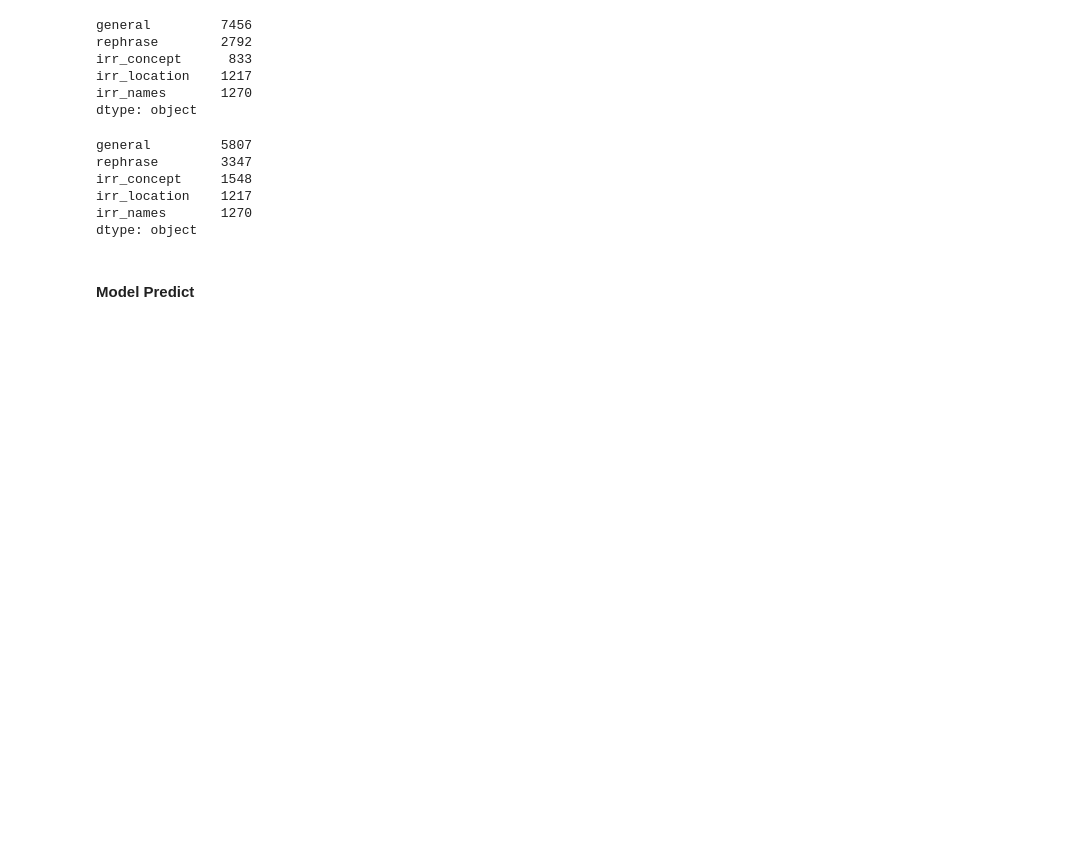
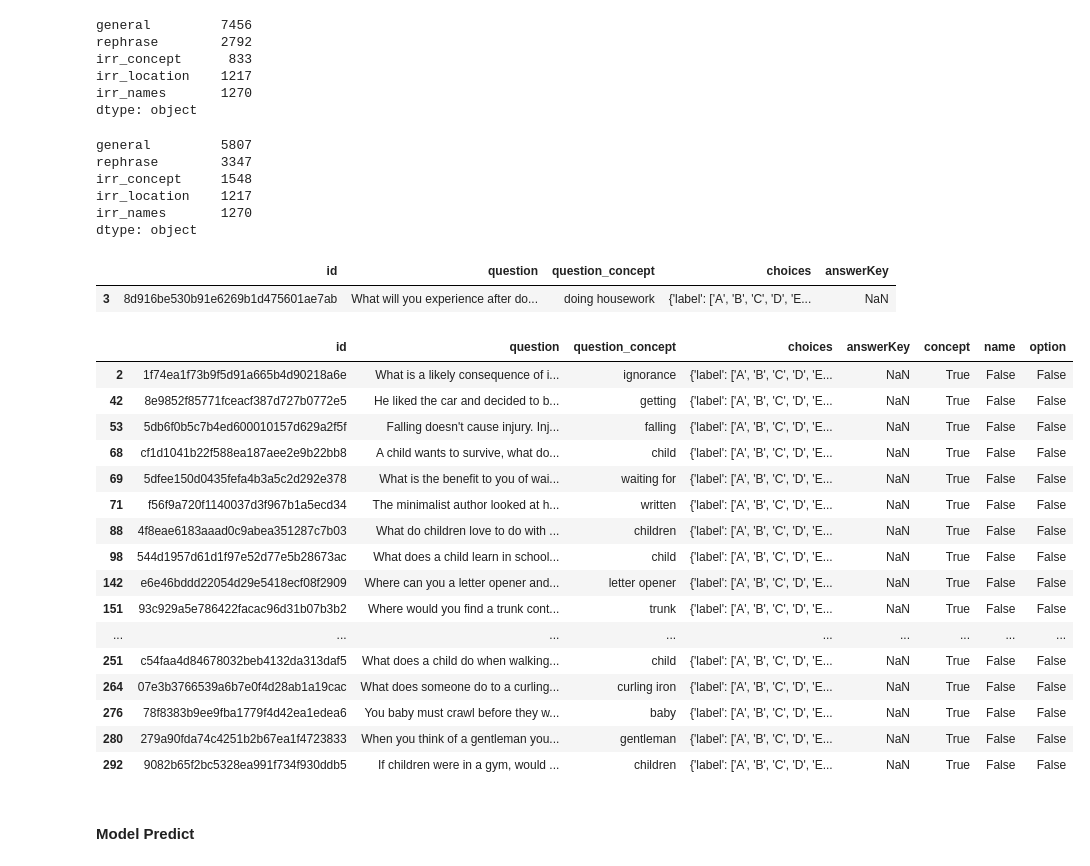
Before and after one commit to rifkiaputri/id-csqa, a Jupyter notebook: generate_dataset.ipynb, the cells around one changed output. Drawn from its saved outputs; the diff is of its cells as text; code cells hidden in the pictures; blank space fills up the shorter version.

Commit message:
Update dataset generation

```diff
--- a/generate_dataset.ipynb
+++ b/generate_dataset.ipynb
@@ -201,6 +179,34 @@ irr_concept     1548
 irr_location    1217
 irr_names       1270
 dtype: object
+# %%
+id_general = pd.read_csv('../dataset/relevancy_ensemble/data_result/test_general_id.csv')
+su_irrelevant = pd.read_csv('../dataset/relevancy_ensemble/data_result/test_rephrase_su.csv')
+# %%
+id_general.loc[id_general['id'] == '8d916be530b91e6269b1d475601ae7ab']
+# %% [output]
+|  | id | question | question_concept | choices | answerKey |
+| 3 | 8d916be530b91e6269b1d475601ae7ab | What will you experience after do... | doing housework | {'label': ['A', 'B', 'C', 'D', 'E... | NaN |
+# %%
+su_irrelevant[su_irrelevant['id'].isin(id_general['id'].tolist())]
+# %% [output]
+|  | id | question | question_concept | choices | answerKey | concept | name | option |
+| 2 | 1f74ea1f73b9f5d91a665b4d90218a6e | What is a likely consequence of i... | ignorance | {'label': ['A', 'B', 'C', 'D', 'E... | NaN | True | False | False |
+| 42 | 8e9852f85771fceacf387d727b0772e5 | He liked the car and decided to b... | getting | {'label': ['A', 'B', 'C', 'D', 'E... | NaN | True | False | False |
+| 53 | 5db6f0b5c7b4ed600010157d629a2f5f | Falling doesn't cause injury. Inj... | falling | {'label': ['A', 'B', 'C', 'D', 'E... | NaN | True | False | False |
+| 68 | cf1d1041b22f588ea187aee2e9b22bb8 | A child wants to survive, what do... | child | {'label': ['A', 'B', 'C', 'D', 'E... | NaN | True | False | False |
+| 69 | 5dfee150d0435fefa4b3a5c2d292e378 | What is the benefit to you of wai... | waiting for | {'label': ['A', 'B', 'C', 'D', 'E... | NaN | True | False | False |
+| 71 | f56f9a720f1140037d3f967b1a5ecd34 | The minimalist author looked at h... | written | {'label': ['A', 'B', 'C', 'D', 'E... | NaN | True | False | False |
+| 88 | 4f8eae6183aaad0c9abea351287c7b03 | What do children love to do with ... | children | {'label': ['A', 'B', 'C', 'D', 'E... | NaN | True | False | False |
+| 98 | 544d1957d61d1f97e52d77e5b28673ac | What does a child learn in school... | child | {'label': ['A', 'B', 'C', 'D', 'E... | NaN | True | False | False |
+| 142 | e6e46bddd22054d29e5418ecf08f2909 | Where can you a letter opener and... | letter opener | {'label': ['A', 'B', 'C', 'D', 'E... | NaN | True | False | False |
+| 151 | 93c929a5e786422facac96d31b07b3b2 | Where would you find a trunk cont... | trunk | {'label': ['A', 'B', 'C', 'D', 'E... | NaN | True | False | False |
+| ... | ... | ... | ... | ... | ... | ... | ... | ... |
+| 251 | c54faa4d84678032beb4132da313daf5 | What does a child do when walking... | child | {'label': ['A', 'B', 'C', 'D', 'E... | NaN | True | False | False |
+| 264 | 07e3b3766539a6b7e0f4d28ab1a19cac | What does someone do to a curling... | curling iron | {'label': ['A', 'B', 'C', 'D', 'E... | NaN | True | False | False |
+| 276 | 78f8383b9ee9fba1779f4d42ea1edea6 | You baby must crawl before they w... | baby | {'label': ['A', 'B', 'C', 'D', 'E... | NaN | True | False | False |
+| 280 | 279a90fda74c4251b2b67ea1f4723833 | When you think of a gentleman you... | gentleman | {'label': ['A', 'B', 'C', 'D', 'E... | NaN | True | False | False |
+| 292 | 9082b65f2bc5328ea991f734f930ddb5 | If children were in a gym, would ... | children | {'label': ['A', 'B', 'C', 'D', 'E... | NaN | True | False | False |
 # %% [markdown]
 #### Model Predict
 # %%
```
Also changed, not shown: parts of 3 cells of this notebook.
